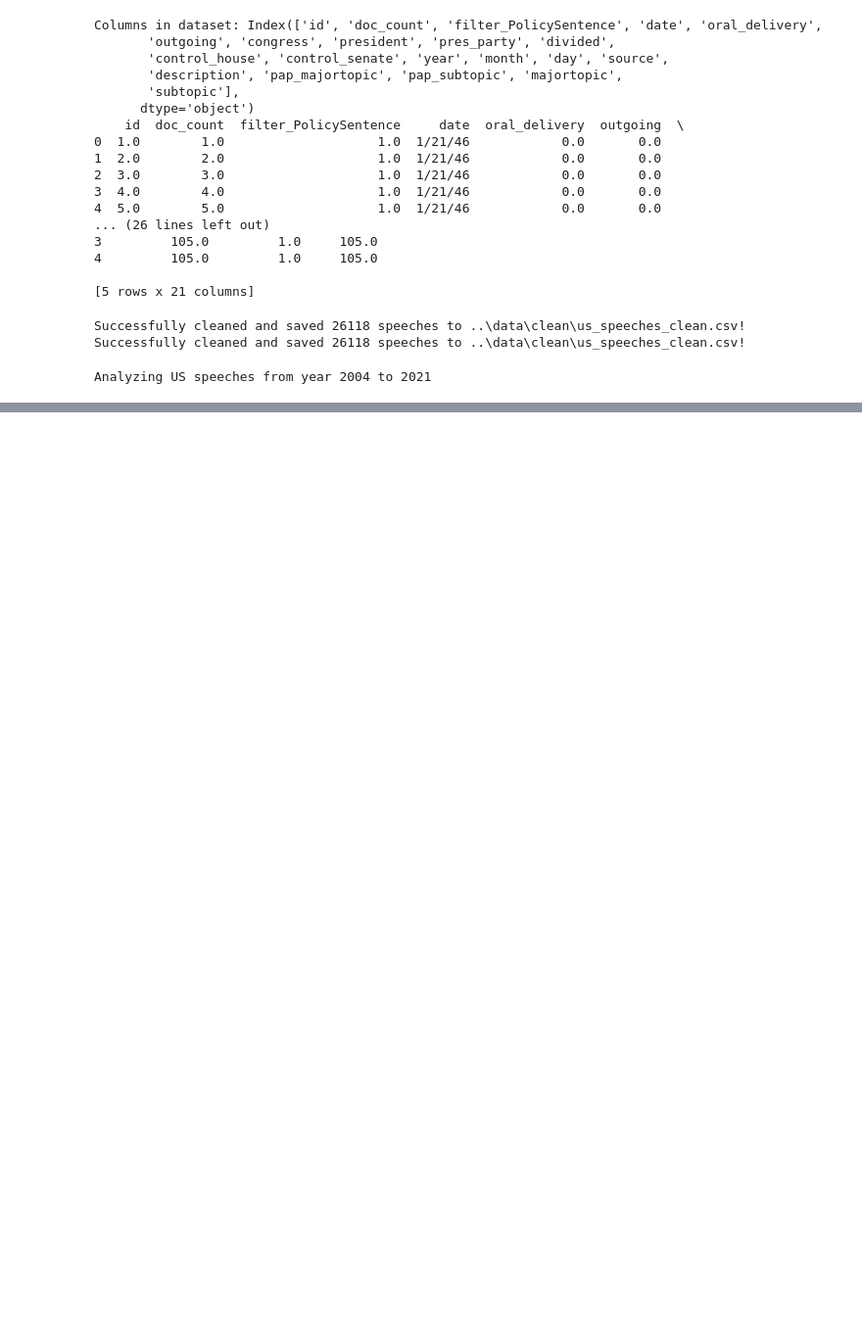
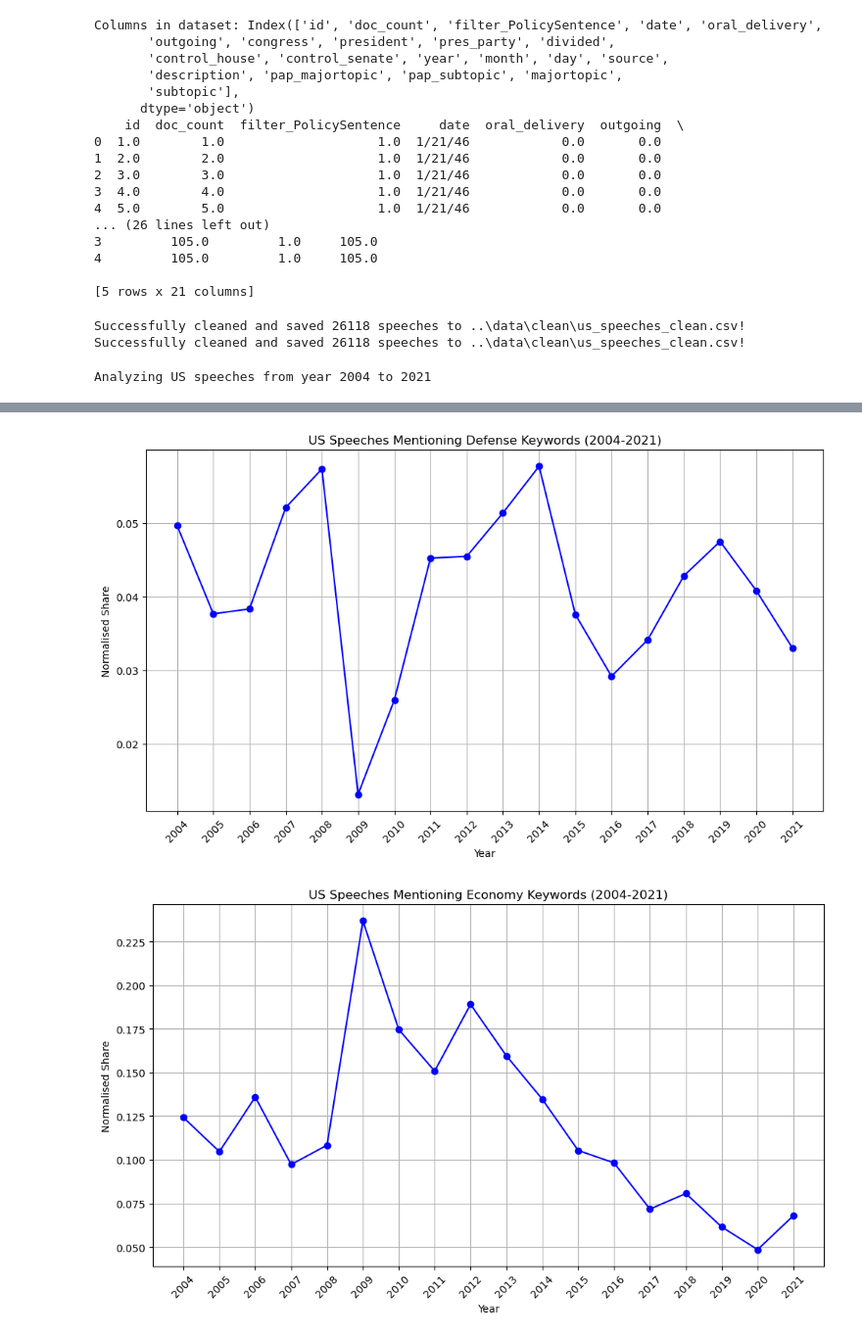
Before and after one commit to ninaudagawa/Media-Politics, a Jupyter notebook: project/notebooks/Speeches_Mariam.ipynb, the cells around one changed output, grey strips where cells are left out. Shown at 98% size. Saved outputs shown, nothing was run; the diff lists cells and outputs as text; code cells hidden in the pictures; blank space fills up the shorter version.

```diff
--- a/project/notebooks/Speeches_Mariam.ipynb
+++ b/project/notebooks/Speeches_Mariam.ipynb
@@ -110,0 +110,10 @@ NameError: name 'share' is not defined
+# %%
+#sorting by category and year
+us_speeches_normalised = pd.DataFrame(rows).sort_values(["category", "year"])
+
+output_norm_path = os.path.join("..", "data", "clean", "us_speeches_normalised.csv")
+us_speeches_normalised.to_csv(output_norm_path, index=False)
+print(f"Normalized US data saved successfully to {output_norm_path}!")
+
+# matching with cyrus
+print(us_speeches_normalised.head(15))
@@ -110,0 +140,21 @@ NameError: name 'share' is not defined
+# %%
+colors = ["blue","red", "green", "orange"]
+categories = us_speeches_normalised["category"].unique()
+
+for category in categories:
+    df_cat = us_speeches_normalised[us_speeches_normalised["category"] == category]
+    fig, ax = plt.subplots(figsize=(10, 6))
+    ax.plot(df_cat["year"], df_cat["normalised_share"], marker="o", color="blue")
+    ax.set_xlabel("Year")
+    ax.set_ylabel("Normalised Share")
+    ax.set_title(f"US Speeches Mentioning {category.capitalize()} Keywords ({YEAR_START}-{YEAR_END})")
+    ax.set_xticks(range(YEAR_START, YEAR_END + 1))
+    ax.tick_params(axis="x", rotation=45)
+    ax.grid(True)
+    plt.tight_layout()
+    fig_path = os.path.join("..", "reports", "figures", f"us_{category}_speeches_plot.png")
+    fig.savefig(fig_path)
+    plt.show()
+# %% [output]
+[figure, added]
+[figure, added]
```
Also changed, not shown: parts of 6 cells of this notebook, 5 other files.
